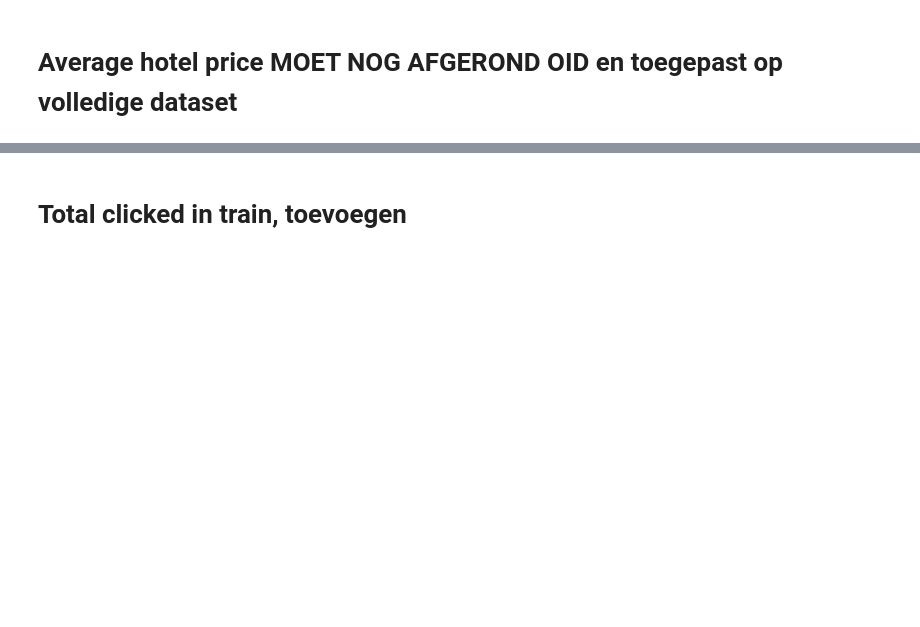
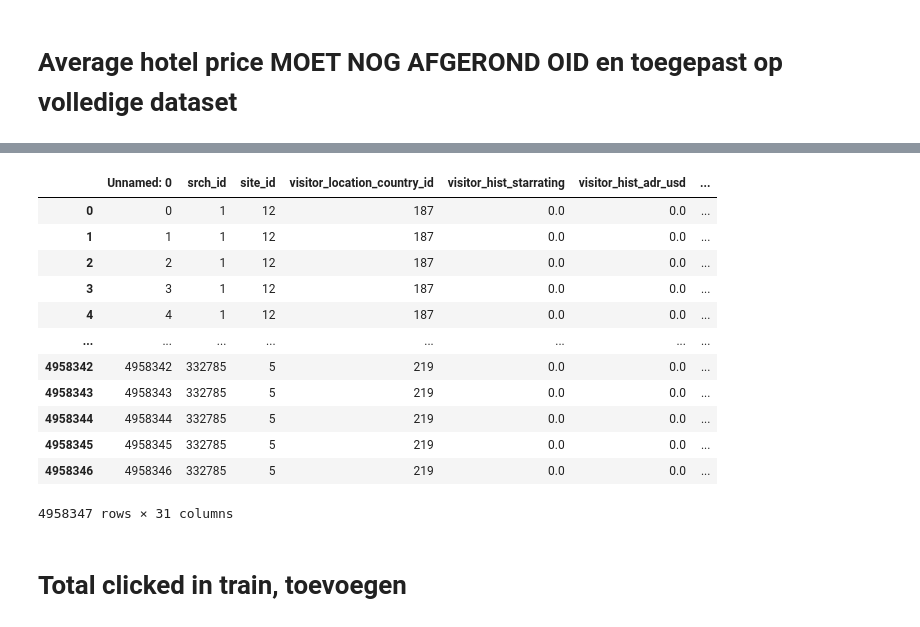
Before and after one commit to Karim-1/data-mining, a Jupyter notebook: assignment2/add column average hotel price.ipynb, the cells around one changed output, grey strips where cells are left out. Saved outputs shown, nothing was run; the diff lists cells and outputs as text; code cells hidden in the pictures; blank space fills up the shorter version.

```diff
--- a/assignment2/add column average hotel price.ipynb
+++ b/assignment2/add column average hotel price.ipynb
@@ -50,0 +69,24 @@ df['price_usd'].nlargest(50)
+# %%
+train_position = train['position']
+train_click_bool = train['click_bool']
+train_booking_bool = train['booking_bool']
+
+train = train.drop(columns=['position',
+                 'click_bool',
+                 'booking_bool'])
+# %%
+train
+# %% [output]
+|  | Unnamed: 0 | srch_id | site_id | visitor_location_country_id | visitor_hist_starrating | visitor_hist_adr_usd | ... |
+| 0 | 0 | 1 | 12 | 187 | 0.0 | 0.0 | ... |
+| 1 | 1 | 1 | 12 | 187 | 0.0 | 0.0 | ... |
+| 2 | 2 | 1 | 12 | 187 | 0.0 | 0.0 | ... |
+| 3 | 3 | 1 | 12 | 187 | 0.0 | 0.0 | ... |
+| 4 | 4 | 1 | 12 | 187 | 0.0 | 0.0 | ... |
+| ... | ... | ... | ... | ... | ... | ... | ... |
+| 4958342 | 4958342 | 332785 | 5 | 219 | 0.0 | 0.0 | ... |
+| 4958343 | 4958343 | 332785 | 5 | 219 | 0.0 | 0.0 | ... |
+| 4958344 | 4958344 | 332785 | 5 | 219 | 0.0 | 0.0 | ... |
+| 4958345 | 4958345 | 332785 | 5 | 219 | 0.0 | 0.0 | ... |
+| 4958346 | 4958346 | 332785 | 5 | 219 | 0.0 | 0.0 | ... |
+4958347 rows × 31 columns
```
Also changed, not shown: parts of 13 cells of this notebook.
